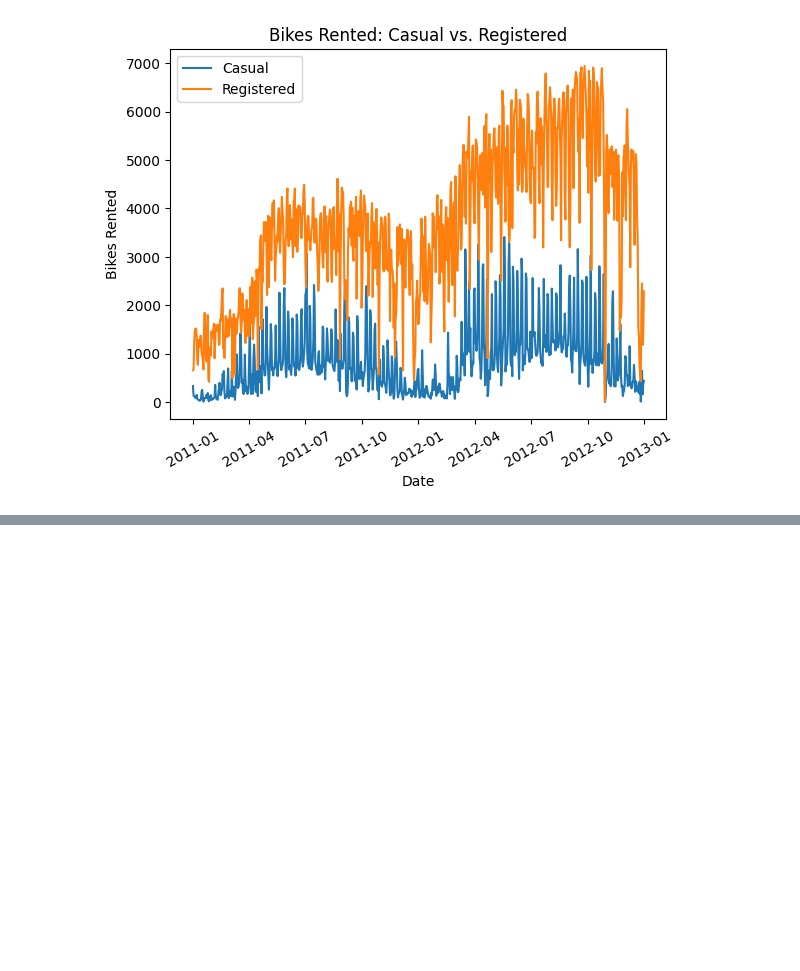
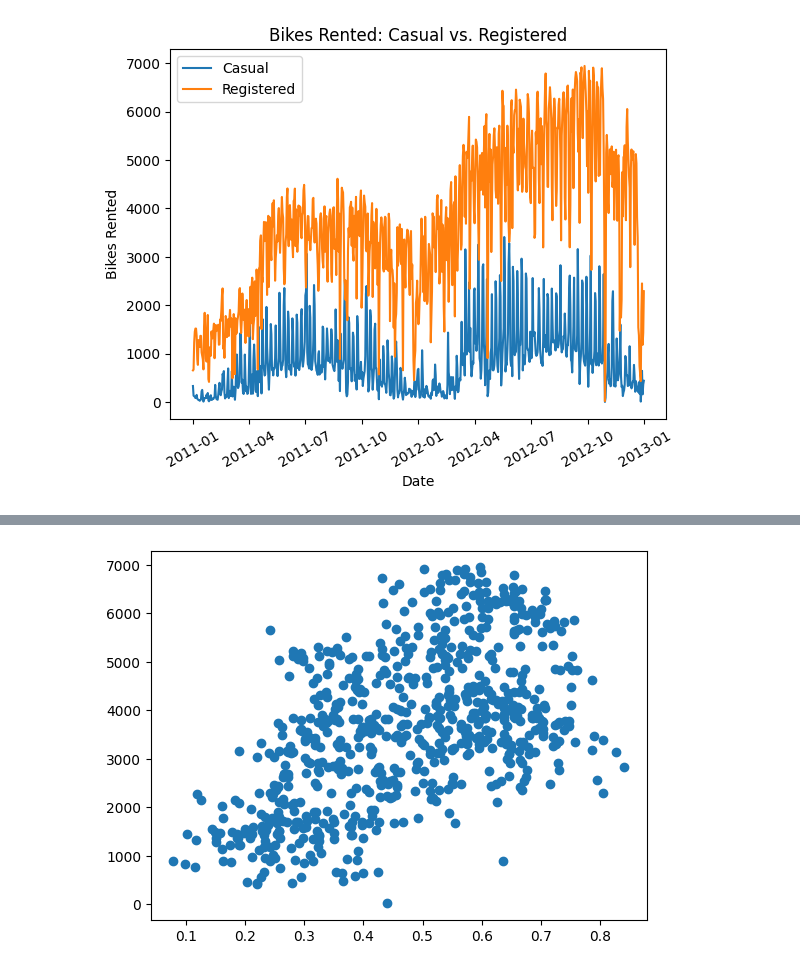
Before and after one commit to NasuYue/AB_testing_google_udemy, a Jupyter notebook: Part2_Intermediate-Python-and-Pandas/Data Visualization Fundamentals/Scatter-Plots-and-Correlations.ipynb, the cells around one changed output, grey strips where cells are left out. Drawn from its saved outputs; the diff is of its cells as text; code cells hidden in the pictures; blank space fills up the shorter version.

```diff
--- a/Part2_Intermediate-Python-and-Pandas/Data Visualization Fundamentals/Scatter-Plots-and-Correlations.ipynb
+++ b/Part2_Intermediate-Python-and-Pandas/Data Visualization Fundamentals/Scatter-Plots-and-Correlations.ipynb
@@ -53,0 +65,6 @@ plt.show()
+# %%
+plt.scatter(bike_sharing['atemp'],bike_sharing['registered'])
+plt.show()
+# positive corelation between feeling temperature and bike registered
+# %% [output]
+[figure, added]
```
Also changed, not shown: parts of 6 cells of this notebook, 3 other files.
